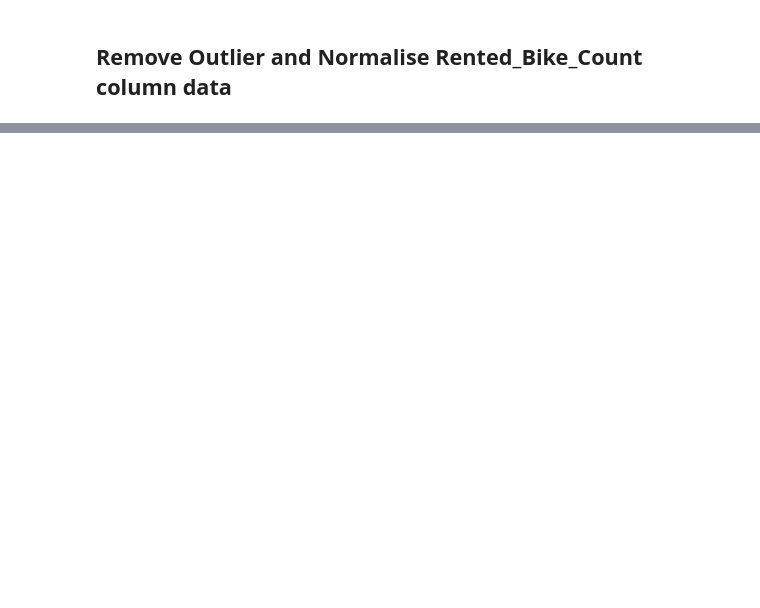
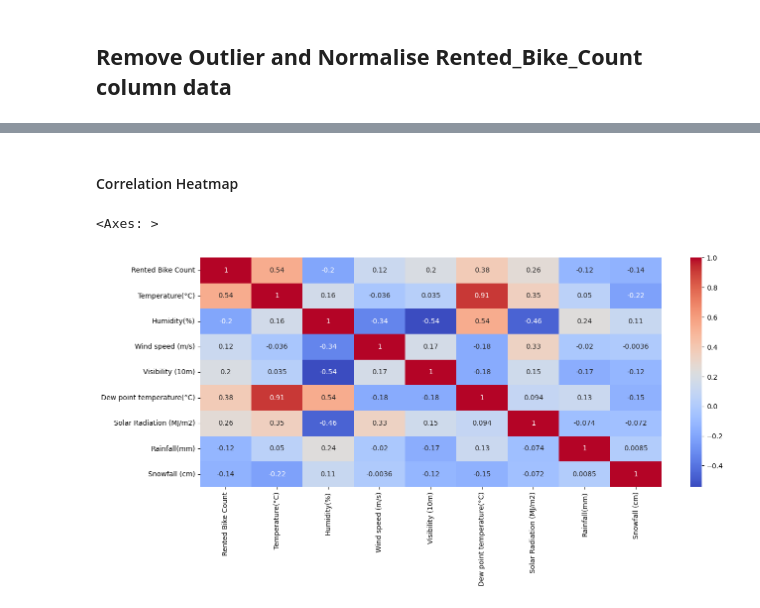
Before and after one commit to Bhoomikadayal/casptone-project---2-Regression, a Jupyter notebook: Bike_Sharing_Demand_Remake.ipynb, the cells around one changed output, grey strips where cells are left out. Drawn from its saved outputs; the diff is of its cells as text; code cells hidden in the pictures; blank space fills up the shorter version.

```diff
--- a/Bike_Sharing_Demand_Remake.ipynb
+++ b/Bike_Sharing_Demand_Remake.ipynb
@@ -398,0 +631,11 @@ plt.show()
+# %% [markdown]
+#### Correlation Heatmap
+# %%
+# Correlation Heatmap visualization code
+## plot the Correlation matrix
+plt.figure(figsize=(15,6))
+correlation=df.corr()
+sns.heatmap((correlation), annot=True,cmap='coolwarm')
+# %% [output]
+<Axes: >
+[figure, added]
```
Also changed, not shown: parts of 66 cells of this notebook.
